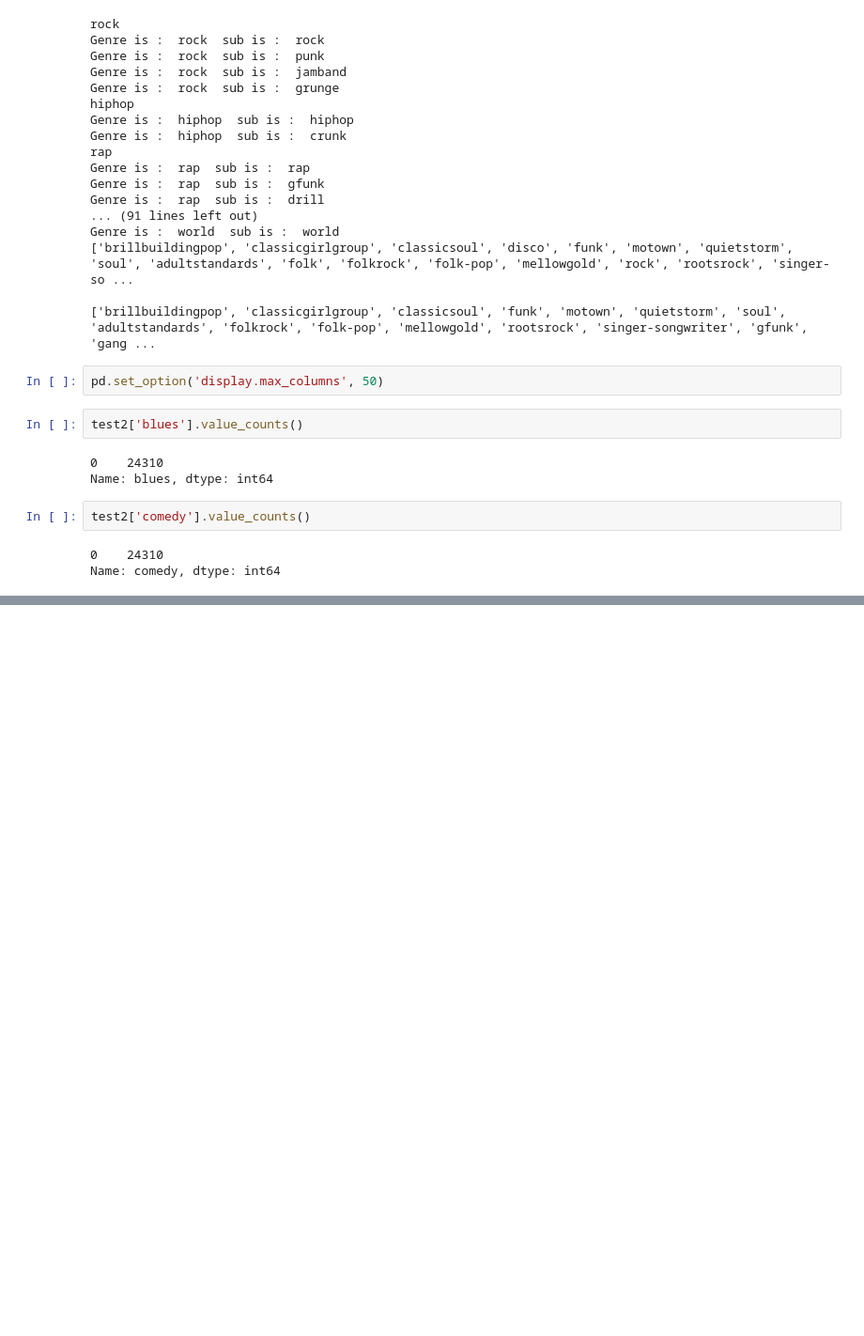
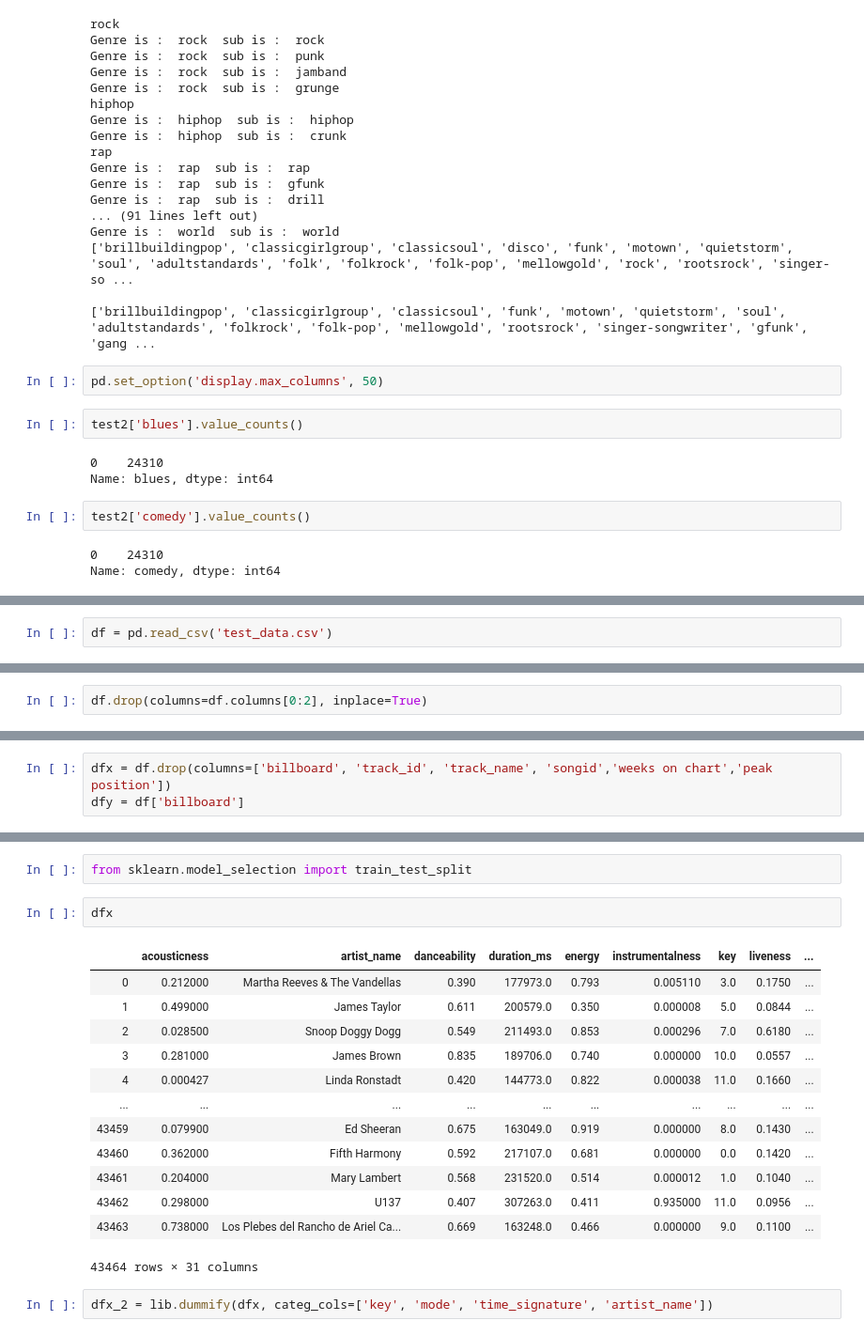
Before and after one commit to Ioana-P/Spotify_Billboard_prediction, a Jupyter notebook: eda1.ipynb, the cells around one changed output, grey strips where cells are left out. Shown at 94% size. Cells and saved outputs as stored; diff of their text form; blank space fills up the shorter version.

```diff
--- a/eda1.ipynb
+++ b/eda1.ipynb
@@ -441,0 +459,2 @@ Name: comedy, dtype: int64
+# %%
+df = pd.read_csv('test_data.csv')
@@ -441,0 +471,2 @@ Name: comedy, dtype: int64
+# %%
+df.drop(columns=df.columns[0:2], inplace=True)
@@ -441,0 +483,3 @@ Name: comedy, dtype: int64
+# %%
+dfx = df.drop(columns=['billboard', 'track_id', 'track_name', 'songid','weeks on chart','peak position'])
+dfy = df['billboard']
@@ -441,0 +533,20 @@ Name: comedy, dtype: int64
+# %%
+from sklearn.model_selection import train_test_split
+# %%
+dfx
+# %% [output]
+|  | acousticness | artist_name | danceability | duration_ms | energy | instrumentalness | key | liveness | ... |
+| 0 | 0.212000 | Martha Reeves & The Vandellas | 0.390 | 177973.0 | 0.793 | 0.005110 | 3.0 | 0.1750 | ... |
+| 1 | 0.499000 | James Taylor | 0.611 | 200579.0 | 0.350 | 0.000008 | 5.0 | 0.0844 | ... |
+| 2 | 0.028500 | Snoop Doggy Dogg | 0.549 | 211493.0 | 0.853 | 0.000296 | 7.0 | 0.6180 | ... |
+| 3 | 0.281000 | James Brown | 0.835 | 189706.0 | 0.740 | 0.000000 | 10.0 | 0.0557 | ... |
+| 4 | 0.000427 | Linda Ronstadt | 0.420 | 144773.0 | 0.822 | 0.000038 | 11.0 | 0.1660 | ... |
+| ... | ... | ... | ... | ... | ... | ... | ... | ... | ... |
+| 43459 | 0.079900 | Ed Sheeran | 0.675 | 163049.0 | 0.919 | 0.000000 | 8.0 | 0.1430 | ... |
+| 43460 | 0.362000 | Fifth Harmony | 0.592 | 217107.0 | 0.681 | 0.000000 | 0.0 | 0.1420 | ... |
+| 43461 | 0.204000 | Mary Lambert | 0.568 | 231520.0 | 0.514 | 0.000012 | 1.0 | 0.1040 | ... |
+| 43462 | 0.298000 | U137 | 0.407 | 307263.0 | 0.411 | 0.935000 | 11.0 | 0.0956 | ... |
+| 43463 | 0.738000 | Los Plebes del Rancho de Ariel Ca... | 0.669 | 163248.0 | 0.466 | 0.000000 | 9.0 | 0.1100 | ... |
+43464 rows × 31 columns
+# %%
+dfx_2 = lib.dummify(dfx, categ_cols=['key', 'mode', 'time_signature', 'artist_name'])
```
Also changed, not shown: parts of 23 cells of this notebook, 1 other file.
